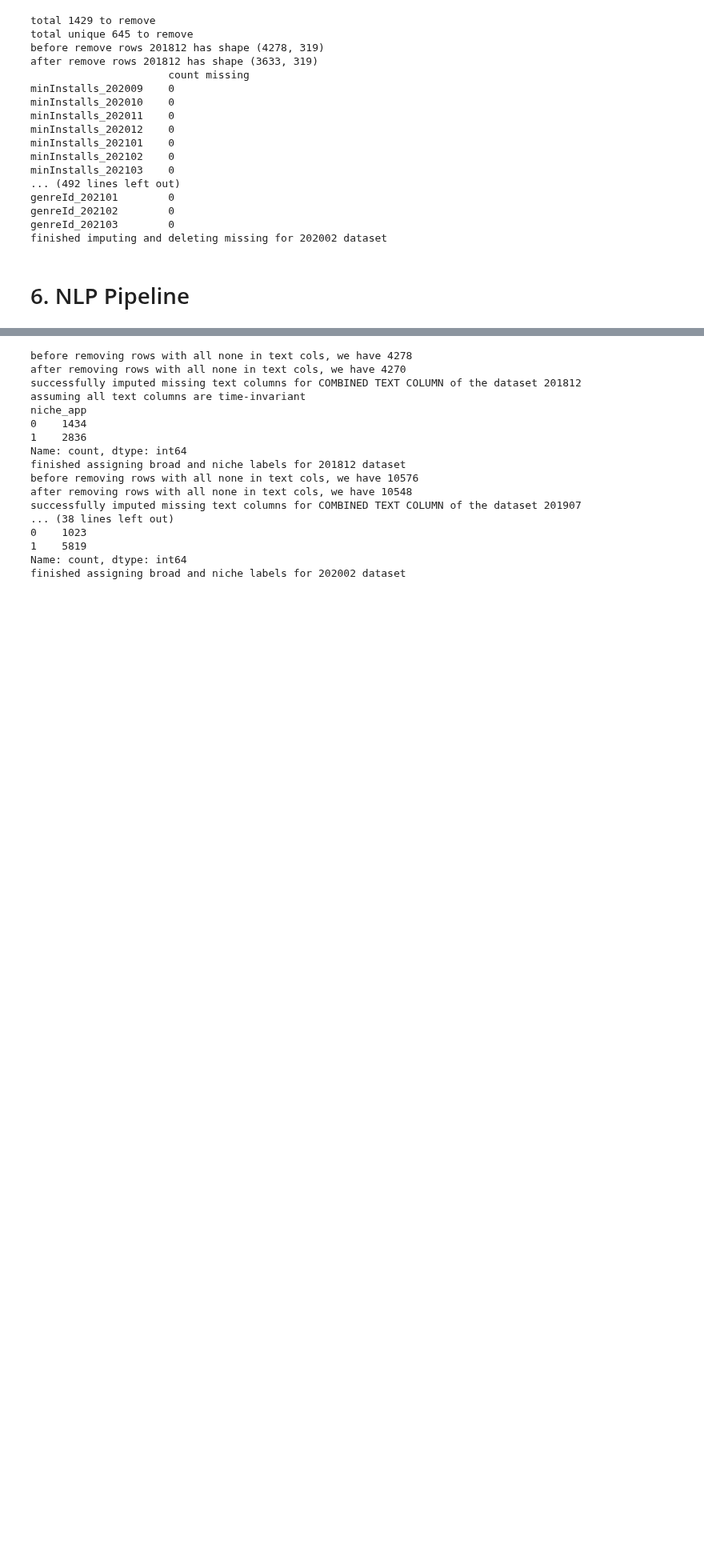
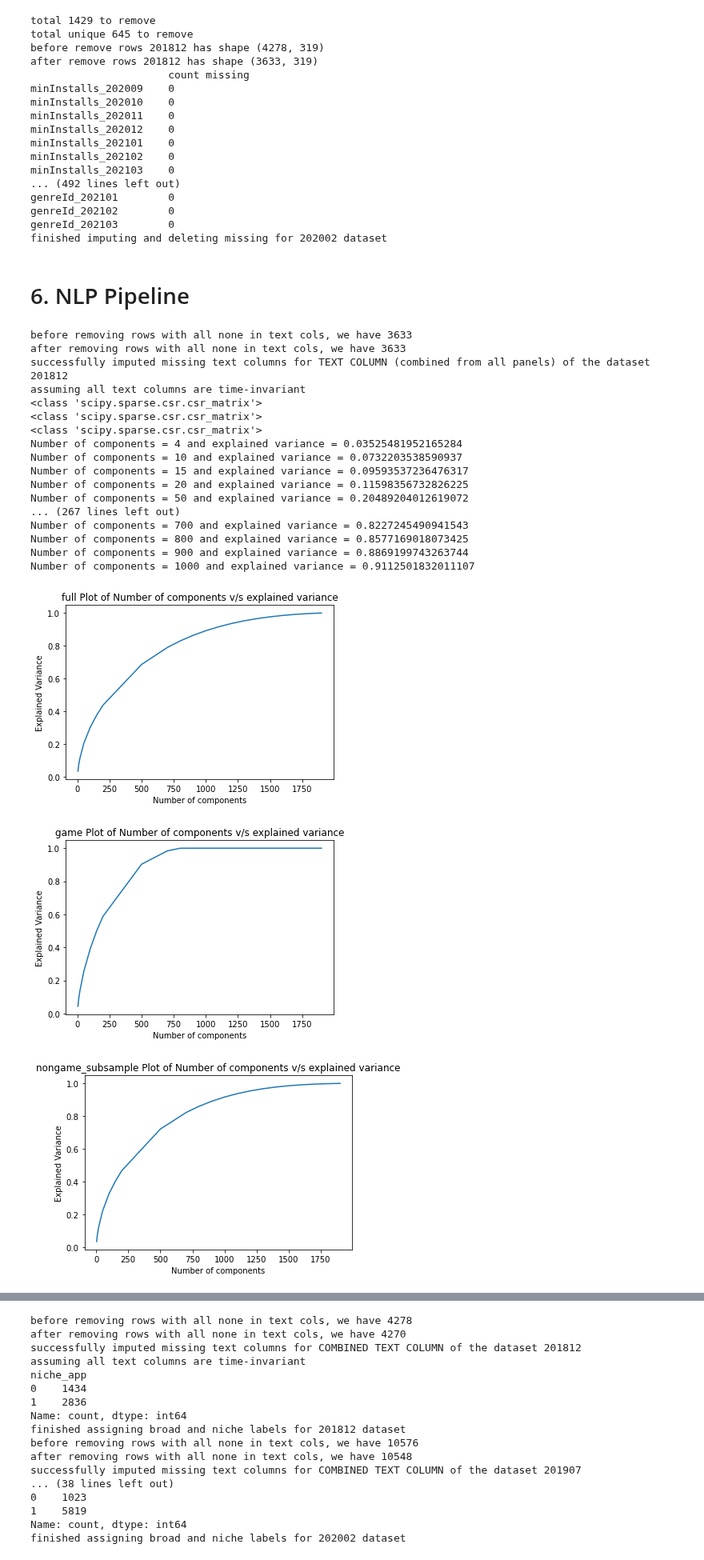
Before and after one commit to nz44/phd_dissertation, a Jupyter notebook: scripts/___main_code___.ipynb, the cells around one changed output, grey strips where cells are left out. Shown at 80% size. Drawn from its saved outputs; the diff is of its cells as text; code cells hidden in the pictures; blank space fills up the shorter version.

Commit message:
reorganized nlp pipeline for subsamples

```diff
--- a/scripts/___main_code___.ipynb
+++ b/scripts/___main_code___.ipynb
@@ -346,0 +345,39 @@ consec_panels = ['202009', '202010', '202011', '202012', '202101', '202102',
+# %%
+for initial_panel, all_panels in panels_track.items():
+    o = open_files(initial_panel=initial_panel)
+    DF = o.open_panel_df(name='imputed_and_deleted_missing')
+    new_class_obj = nlp_pipeline(
+                      df=DF,
+                      tcn='description',
+                      initial_panel=initial_panel,
+                      all_panels=all_panels)
+
+    d1 = new_class_obj.find_appids_to_remove_before_imputing(
+            ).impute_text_cols(
+            ).prepare_text_col(
+            ).divide_into_subsamples(
+            ).generate_save_input_text_col(
+            ).tf_idf_transformation(
+            ).find_optimal_svd_component_plot(
+            )
+# %% [output]
+before removing rows with all none in text cols, we have 3633
+after removing rows with all none in text cols, we have 3633
+successfully imputed missing text columns for TEXT COLUMN (combined from all panels) of the dataset 201812
+assuming all text columns are time-invariant
+<class 'scipy.sparse.csr.csr_matrix'>
+<class 'scipy.sparse.csr.csr_matrix'>
+<class 'scipy.sparse.csr.csr_matrix'>
+Number of components = 4 and explained variance = 0.03525481952165284
+Number of components = 10 and explained variance = 0.0732203538590937
+Number of components = 15 and explained variance = 0.09593537236476317
+Number of components = 20 and explained variance = 0.11598356732826225
+Number of components = 50 and explained variance = 0.20489204012619072
+... (267 lines left out)
+Number of components = 700 and explained variance = 0.8227245490941543
+Number of components = 800 and explained variance = 0.8577169018073425
+Number of components = 900 and explained variance = 0.8869199743263744
+Number of components = 1000 and explained variance = 0.9112501832011107
+[figure, added]
+[figure, added]
+[figure, added]
```
Also changed, not shown: parts of 3 cells of this notebook, 14 other files.
